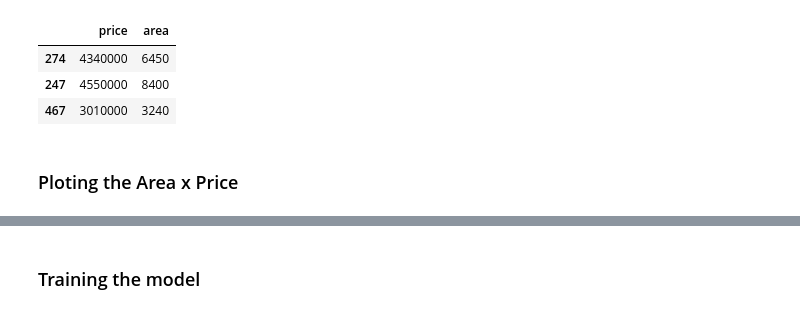
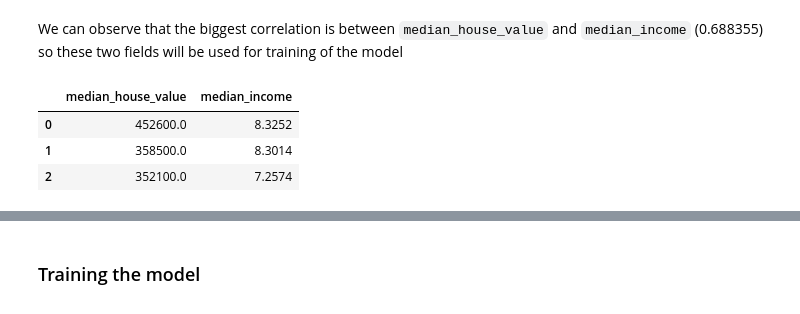
Before and after one commit to leosrdev/Machine-Learning, a Jupyter notebook: supervised-learning/linear-regression/simple-linear-regression.ipynb, the cells around one changed output, grey strips where cells are left out. Cells and saved outputs as stored; diff of their text form; code cells hidden in the pictures.

```diff
--- a/supervised-learning/linear-regression/simple-linear-regression.ipynb
+++ b/supervised-learning/linear-regression/simple-linear-regression.ipynb
@@ -9,2 +18,2 @@ import matplotlib.pyplot as plt
 # %%
-houses = pd.read_csv('datasets/Housing.csv')
+houses = pd.read_csv('datasets/housing-california.csv')
@@ -32 +59,3 @@ houses.describe()
+# %%
+houses_cleaned = houses[houses['total_bedrooms'].notnull()]
 # %%
@@ -33,0 +79,2 @@ houses_reduced = houses[['price', 'area']]
+# %%
+houses_cleaned = pd.get_dummies(houses_cleaned, columns=['ocean_proximity'], drop_first=True)
@@ -34,7 +102,10 @@ houses_reduced = houses[['price', 'area']]
+# %% [markdown]
+We can observe that the biggest correlation is between `median_house_value` and `median_income` (0.688355) so these two fields will be used for training of the model
 # %%
-houses_reduced.sample(3)
+houses_reduced = houses_cleaned[['median_house_value', 'median_income']]
+houses_reduced.head(3)
 # %% [output]
-|  | price | area |
-| 274 | 4340000 | 6450 |
-| 247 | 4550000 | 8400 |
-| 467 | 3010000 | 3240 |
+|  | median_house_value | median_income |
+| 0 | 452600.0 | 8.3252 |
+| 1 | 358500.0 | 8.3014 |
+| 2 | 352100.0 | 7.2574 |
@@ -44,2 +111,0 @@ y = houses_reduced['price'].to_numpy()
-# %% [markdown]
-### Ploting the Area x Price
```
Also changed, not shown: parts of 46 cells of this notebook, 2 other files.
